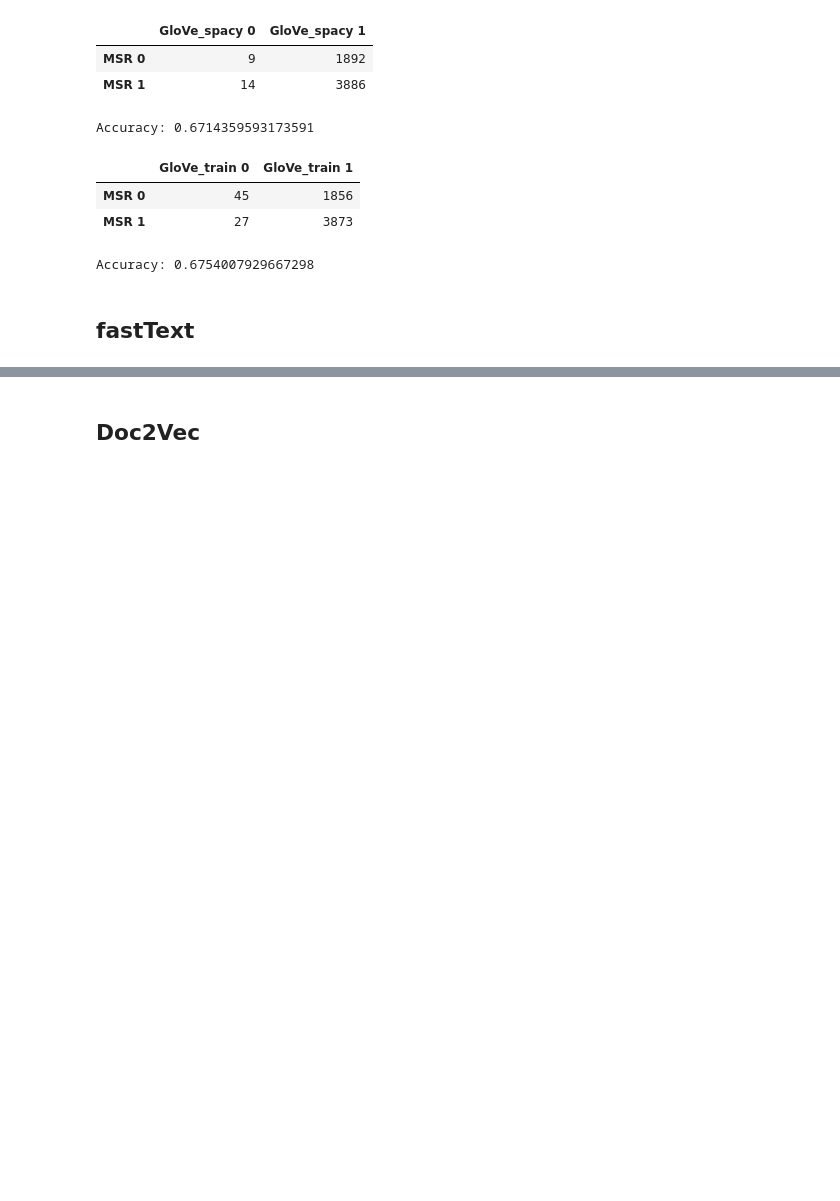
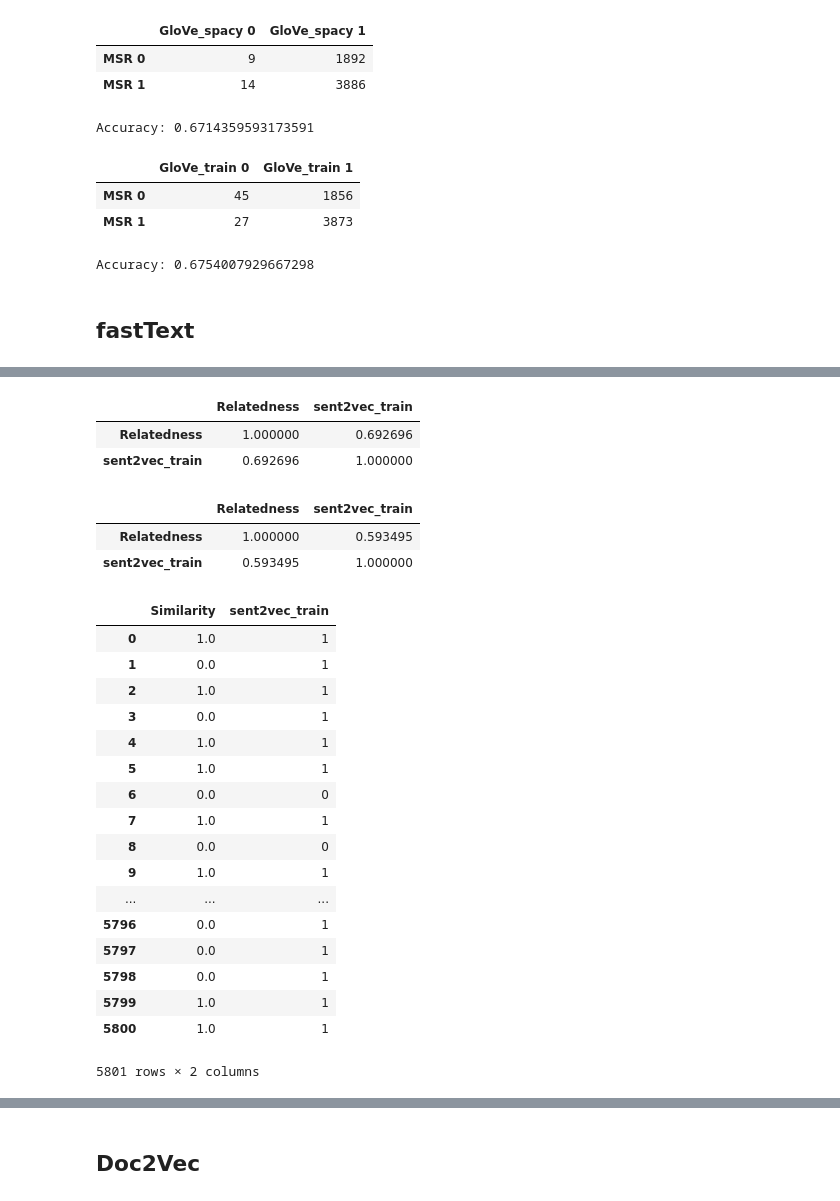
Before and after one commit to mar00nie/NLP-Text-Similarity, a Jupyter notebook: Text_Analysis.ipynb, the cells around one changed output, grey strips where cells are left out. Drawn from its saved outputs; the diff is of its cells as text; code cells hidden in the pictures; blank space fills up the shorter version.

```diff
--- a/Text_Analysis.ipynb
+++ b/Text_Analysis.ipynb
@@ -1382,0 +1635,4 @@ modelft_train.similarity('teacher', 'teaches')
+# %%
+# Convert scores to binary
+
+msr_sntrain_binscores = convert_scores_to_binary(msr_sntrain_scores, 0.7)
@@ -1382,0 +1661,34 @@ modelft_train.similarity('teacher', 'teaches')
+# %%
+df_sick_s2v.corr(method='pearson')
+# %% [output]
+|  | Relatedness | sent2vec_train |
+| Relatedness | 1.000000 | 0.692696 |
+| sent2vec_train | 0.692696 | 1.000000 |
+# %%
+df_sick_s2v.corr(method='spearman')
+# %% [output]
+|  | Relatedness | sent2vec_train |
+| Relatedness | 1.000000 | 0.593495 |
+| sent2vec_train | 0.593495 | 1.000000 |
+# %%
+df_msr_s2v = pd.DataFrame({'Similarity': msr_scores, 'sent2vec_train': msr_sntrain_binscores})
+df_msr_s2v
+# %% [output]
+|  | Similarity | sent2vec_train |
+| 0 | 1.0 | 1 |
+| 1 | 0.0 | 1 |
+| 2 | 1.0 | 1 |
+| 3 | 0.0 | 1 |
+| 4 | 1.0 | 1 |
+| 5 | 1.0 | 1 |
+| 6 | 0.0 | 0 |
+| 7 | 1.0 | 1 |
+| 8 | 0.0 | 0 |
+| 9 | 1.0 | 1 |
+| ... | ... | ... |
+| 5796 | 0.0 | 1 |
+| 5797 | 0.0 | 1 |
+| 5798 | 0.0 | 1 |
+| 5799 | 1.0 | 1 |
+| 5800 | 1.0 | 1 |
+5801 rows × 2 columns
```
Also changed, not shown: parts of 29 cells of this notebook.
